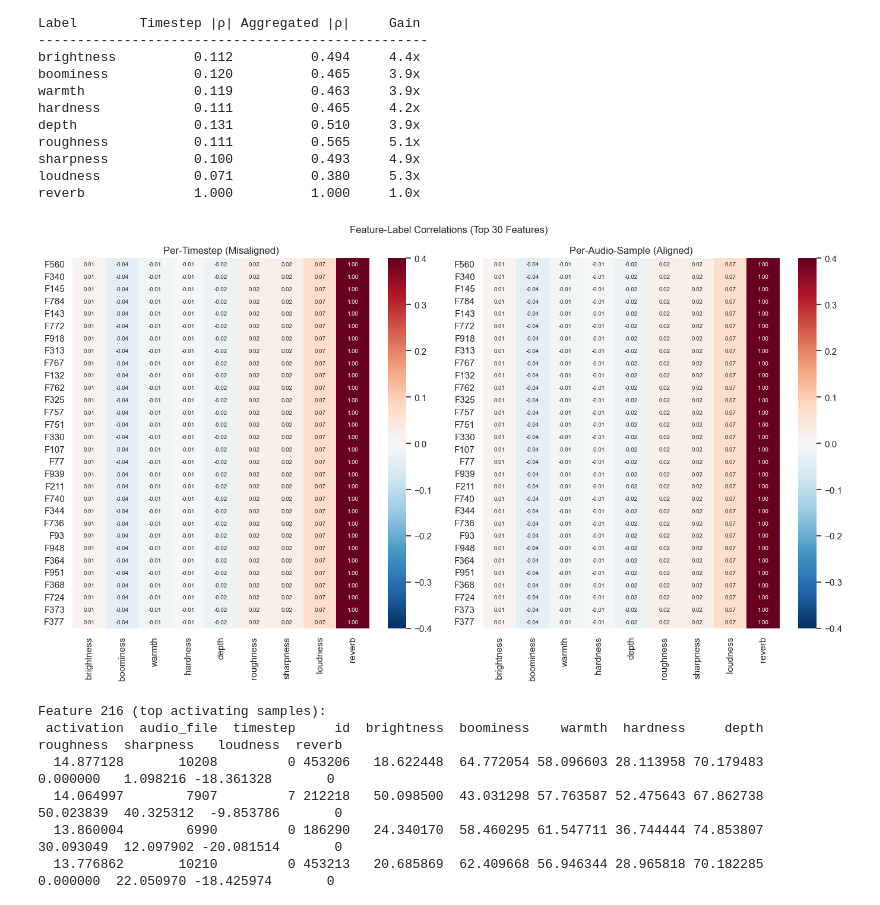
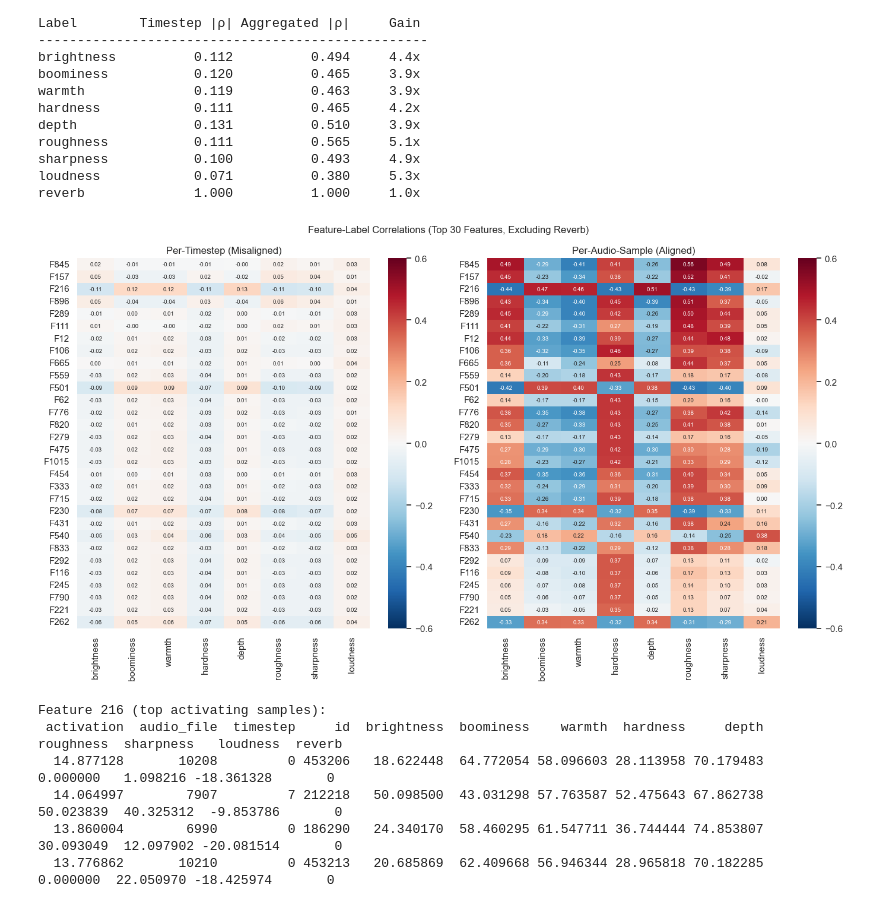
Before and after one commit to hammamiomar/drums_SAE, a Jupyter notebook: notebooks/02_a2_sae_eval.ipynb, the cells around one changed output. Saved outputs shown, nothing was run; the diff lists cells and outputs as text; code cells hidden in the pictures.

```diff
--- a/notebooks/02_a2_sae_eval.ipynb
+++ b/notebooks/02_a2_sae_eval.ipynb
@@ -267,37 +267,45 @@ sharpness           0.100          0.493     4.9x
 loudness            0.071          0.380     5.3x
 reverb              1.000          1.000     1.0x
 # %%
-top_feat = np.argsort(np.abs(corr_agg).max(axis=1))[-30:][::-1]
+# Exclude reverb (index 8) when selecting top features - it's binary and dominates
+# because it has correlation 1.0 for many features in BOTH timestep and aggregated cases
+reverb_idx = config.label_columns.index("reverb")
+corr_agg_no_reverb = np.delete(corr_agg, reverb_idx, axis=1)
+corr_timestep_no_reverb = np.delete(corr_timestep, reverb_idx, axis=1)
+labels_no_reverb = [l for l in config.label_columns if l != "reverb"]
+
+# Select top features based on NON-reverb correlations from aggregated matrix
+top_feat = np.argsort(np.abs(corr_agg_no_reverb).max(axis=1))[-30:][::-1]
 
 fig, axes = plt.subplots(1, 2, figsize=(14, 8))
 for ax, (corr, title) in zip(
     axes,
     [
-        (corr_timestep, "Per-Timestep (Misaligned)"),
-        (corr_agg, "Per-Audio-Sample (Aligned)"),
+        (corr_timestep_no_reverb, "Per-Timestep (Misaligned)"),
+        (corr_agg_no_reverb, "Per-Audio-Sample (Aligned)"),
     ],
 ):
     sns.heatmap(
         corr[top_feat],
-        xticklabels=config.label_columns,
+        xticklabels=labels_no_reverb,
         yticklabels=[f"F{i}" for i in top_feat],
         cmap="RdBu_r",
         center=0,
-        vmin=-0.4,
-        vmax=0.4,
+        vmin=-0.6,  # Expanded range to show stronger aggregated correlations
+        vmax=0.6,
         annot=True,
         fmt=".2f",
         ax=ax,
         annot_kws={"size": 7},
     )
     ax.set_title(title)
 
-plt.suptitle("Feature-Label Correlations (Top 30 Features)", fontsize=12)
+plt.suptitle("Feature-Label Correlations (Top 30 Features, Excluding Reverb)", fontsize=12)
 plt.tight_layout()
 plt.savefig("plots/02_correlations.png")
 plt.show()
 # %% [output]
-[figure, old version]
+[figure, new version]
 # %%
 def get_top_activating(h, k=10):
     """Return (d_hidden, k) indices and values of top-k activations per feature."""
```
Also changed, not shown: parts of 4 cells of this notebook, 25 other files.
